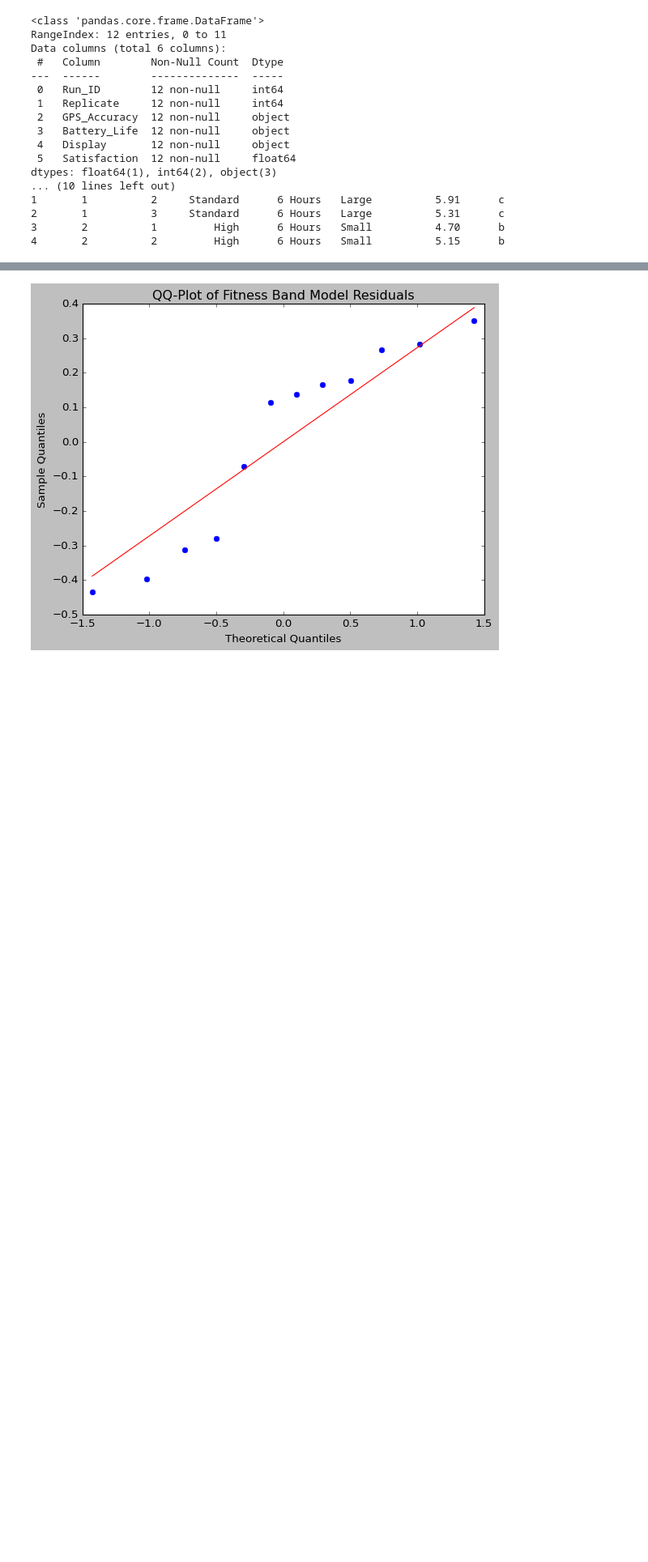
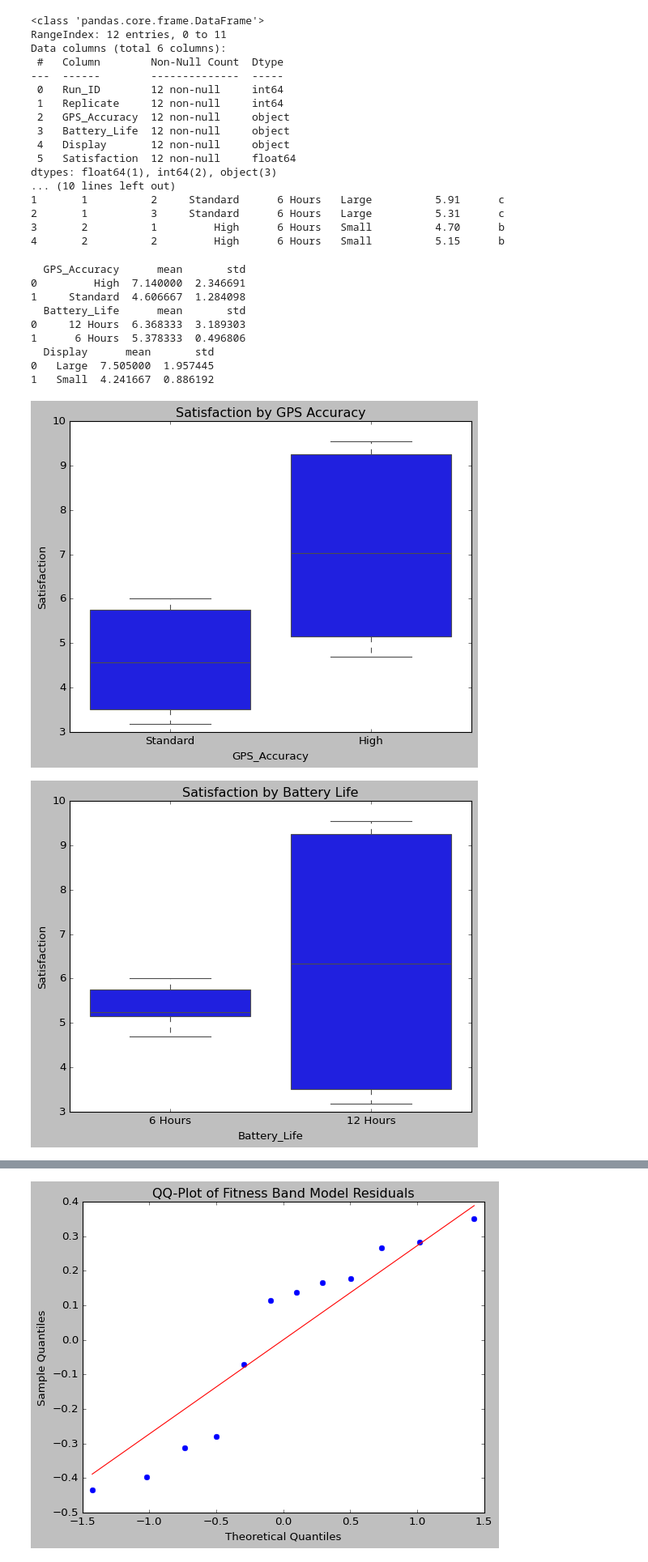
Before and after one commit to kwill580/STAT-7220-Applied-Experimental-Design, a Jupyter notebook: Assignments/HW3/STAT-7220-HW3.ipynb, the cells around one changed output, grey strips where cells are left out. Shown at 81% size. Saved outputs shown, nothing was run; the diff lists cells and outputs as text; code cells hidden in the pictures; blank space fills up the shorter version.

```diff
--- a/Assignments/HW3/STAT-7220-HW3.ipynb
+++ b/Assignments/HW3/STAT-7220-HW3.ipynb
@@ -482,3 +483,56 @@ dtypes: float64(1), int64(2), object(3)
 2       1          3     Standard      6 Hours   Large          5.31      c
 3       2          1         High      6 Hours   Small          4.70      b
 4       2          2         High      6 Hours   Small          5.15      b
+# %%
+## Calculate Summary Statistics for the Main Effects ##
+
+import seaborn as sns
+import matplotlib.pyplot as plt
+
+## GPS Effect ##
+
+gps_effect = fitband_data.groupby('GPS_Accuracy')['Satisfaction'].agg(['mean','std']).reset_index()
+
+print(gps_effect)
+
+## Battery Effect ##
+
+battery_effect = fitband_data.groupby('Battery_Life')['Satisfaction'].agg(['mean','std']).reset_index()
+
+print(battery_effect)
+
+## Display Effect ##
+
+display_effect = fitband_data.groupby('Display')['Satisfaction'].agg(['mean','std']).reset_index()
+
+print(display_effect)
+
+## Plot Boxplots for Each Factor using seaborn ##
+
+## GPS Boxplot ##
+
+sns.boxplot(x='GPS_Accuracy', y='Satisfaction', data=fitband_data)
+plt.title('Satisfaction by GPS Accuracy')
+plt.show()
+## Battery Boxplot ##
+
+sns.boxplot(x='Battery_Life', y='Satisfaction', data=fitband_data)
+plt.title('Satisfaction by Battery Life')
+plt.show()
+
+## Display Boxplot ##
+sns.boxplot(x='Display', y='Satisfaction', data=fitband_data)
+plt.title('Satisfaction by Display')
+plt.show()
+# %% [output]
+  GPS_Accuracy      mean       std
+0         High  7.140000  2.346691
+1     Standard  4.606667  1.284098
+  Battery_Life      mean       std
+0     12 Hours  6.368333  3.189303
+1      6 Hours  5.378333  0.496806
+  Display      mean       std
+0   Large  7.505000  1.957445
+1   Small  4.241667  0.886192
+[figure, added]
+[figure, added]
```
Also changed, not shown: parts of 3 cells of this notebook.
